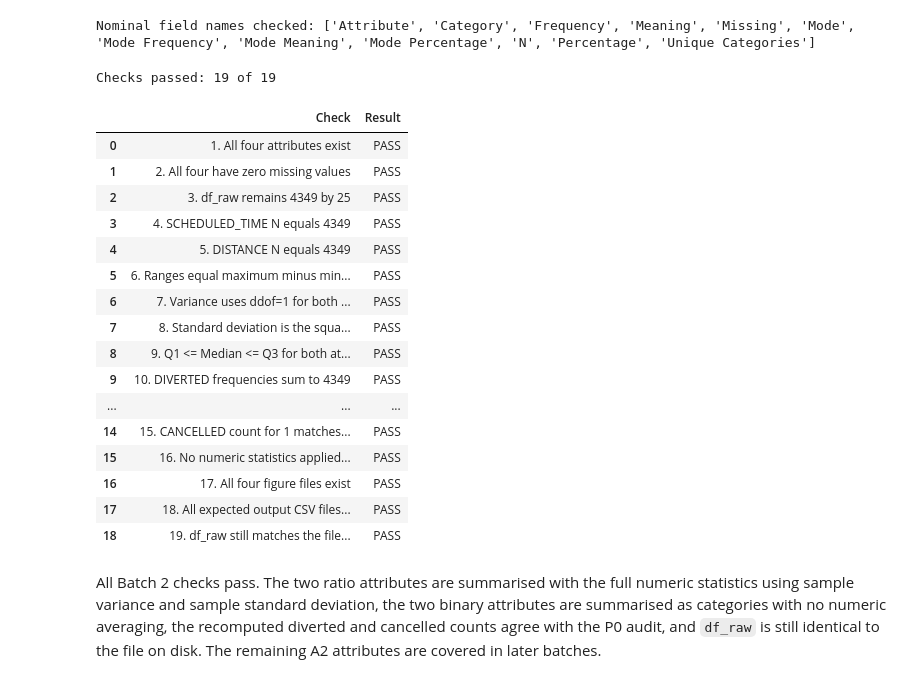
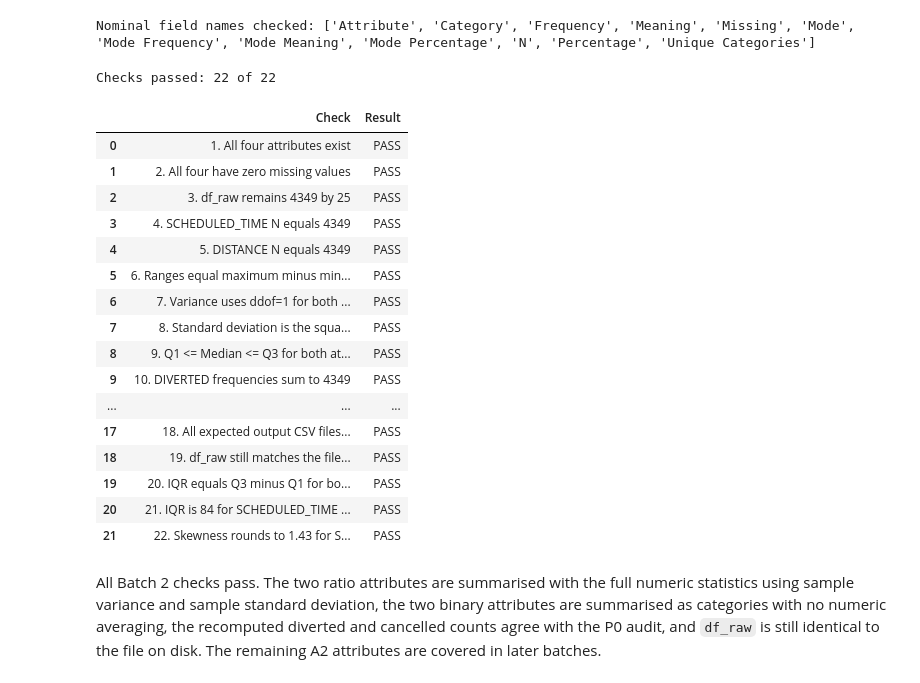
Before and after one commit to le23967/31250-assignment2-25740123, a Jupyter notebook: ida_25740123.ipynb, the cells around one changed output. Saved outputs shown, nothing was run; the diff lists cells and outputs as text; code cells hidden in the pictures.

Commit message:
Add IQR and skewness to A2 numeric summaries

```diff
--- a/ida_25740123.ipynb
+++ b/ida_25740123.ipynb
@@ -1281,6 +1281,8 @@ def numeric_summary(attribute_name):
         "Standard deviation": column.std(ddof=1),  # sample standard deviation
         "Q1": column.quantile(0.25),
         "Q3": column.quantile(0.75),
+        "IQR": column.quantile(0.75) - column.quantile(0.25),
+        "Skewness": column.skew(),          # pandas sample skewness, no extra library needed
     }
 # %%
 def format_value(value):
@@ -1653,38 +1665,46 @@ b2_checks = {
     "10. DIVERTED frequencies sum to 4349": int(diverted_frequency["Frequency"].sum()) == 4349,
     "11. DIVERTED percentages sum to about 100": abs(diverted_frequency["Percentage"].sum() - 100) <= 0.05,
     "12. CANCELLED frequencies sum to 4349": int(cancelled_frequency["Frequency"].sum()) == 4349,
     "13. CANCELLED percentages sum to about 100": abs(cancelled_frequency["Percentage"].sum() - 100) <= 0.05,
     "14. DIVERTED count for 1 matches the P0 value of 18": int((df_raw["DIVERTED"] == 1).sum()) == 18,
     "15. CANCELLED count for 1 matches the P0 value of 66": int((df_raw["CANCELLED"] == 1).sum()) == 66,
     "16. No numeric statistics applied to the two binary attributes": all(
         field.strip().lower() not in numeric_statistic_names for field in nominal_fields),
     "17. All four figure files exist": all(os.path.exists(p) for p in expected_figures_b2),
     "18. All expected output CSV files exist": all(os.path.exists(p) for p in expected_outputs_b2),
     "19. df_raw still matches the file on disk": df_raw.equals(fresh_copy),
+    "20. IQR equals Q3 minus Q1 for both attributes": (
+        scheduled_time_summary["IQR"] == scheduled_time_summary["Q3"] - scheduled_time_summary["Q1"]
+        and distance_summary["IQR"] == distance_summary["Q3"] - distance_summary["Q1"]),
+    "21. IQR is 84 for SCHEDULED_TIME and 659 for DISTANCE": (
+        scheduled_time_summary["IQR"] == 84 and distance_summary["IQR"] == 659),
+    "22. Skewness rounds to 1.43 for SCHEDULED_TIME and 1.52 for DISTANCE": (
+        round(scheduled_time_summary["Skewness"], 2) == 1.43
+        and round(distance_summary["Skewness"], 2) == 1.52),
 }
 
 validation_b2 = pd.DataFrame({"Check": list(b2_checks.keys()),
                               "Result": ["PASS" if v else "FAIL" for v in b2_checks.values()]})
 print("Checks passed:", sum(b2_checks.values()), "of", len(b2_checks))
 validation_b2
 # %% [output]
-Checks passed: 19 of 19
+Checks passed: 22 of 22
 |  | Check | Result |
 | 0 | 1. All four attributes exist | PASS |
 | 1 | 2. All four have zero missing values | PASS |
 | 2 | 3. df_raw remains 4349 by 25 | PASS |
 | 3 | 4. SCHEDULED_TIME N equals 4349 | PASS |
 | 4 | 5. DISTANCE N equals 4349 | PASS |
 | 5 | 6. Ranges equal maximum minus min... | PASS |
 | 6 | 7. Variance uses ddof=1 for both ... | PASS |
 | 7 | 8. Standard deviation is the squa... | PASS |
 | 8 | 9. Q1 <= Median <= Q3 for both at... | PASS |
 | 9 | 10. DIVERTED frequencies sum to 4349 | PASS |
 | ... | ... | ... |
-| 14 | 15. CANCELLED count for 1 matches... | PASS |
-| 15 | 16. No numeric statistics applied... | PASS |
-| 16 | 17. All four figure files exist | PASS |
 | 17 | 18. All expected output CSV files... | PASS |
 | 18 | 19. df_raw still matches the file... | PASS |
+| 19 | 20. IQR equals Q3 minus Q1 for bo... | PASS |
+| 20 | 21. IQR is 84 for SCHEDULED_TIME ... | PASS |
+| 21 | 22. Skewness rounds to 1.43 for S... | PASS |
 # %% [markdown]
 All Batch 2 checks pass. The two ratio attributes are summarised with the full numeric statistics using sample variance and sample standard deviation, the two binary attributes are summarised as categories with no numeric averaging, the recomputed diverted and cancelled counts agree with the P0 audit, and `df_raw` is still identical to the file on disk. The remaining A2 attributes are covered in later batches.
```
Also changed, not shown: parts of 3 cells of this notebook, 2 other files.
